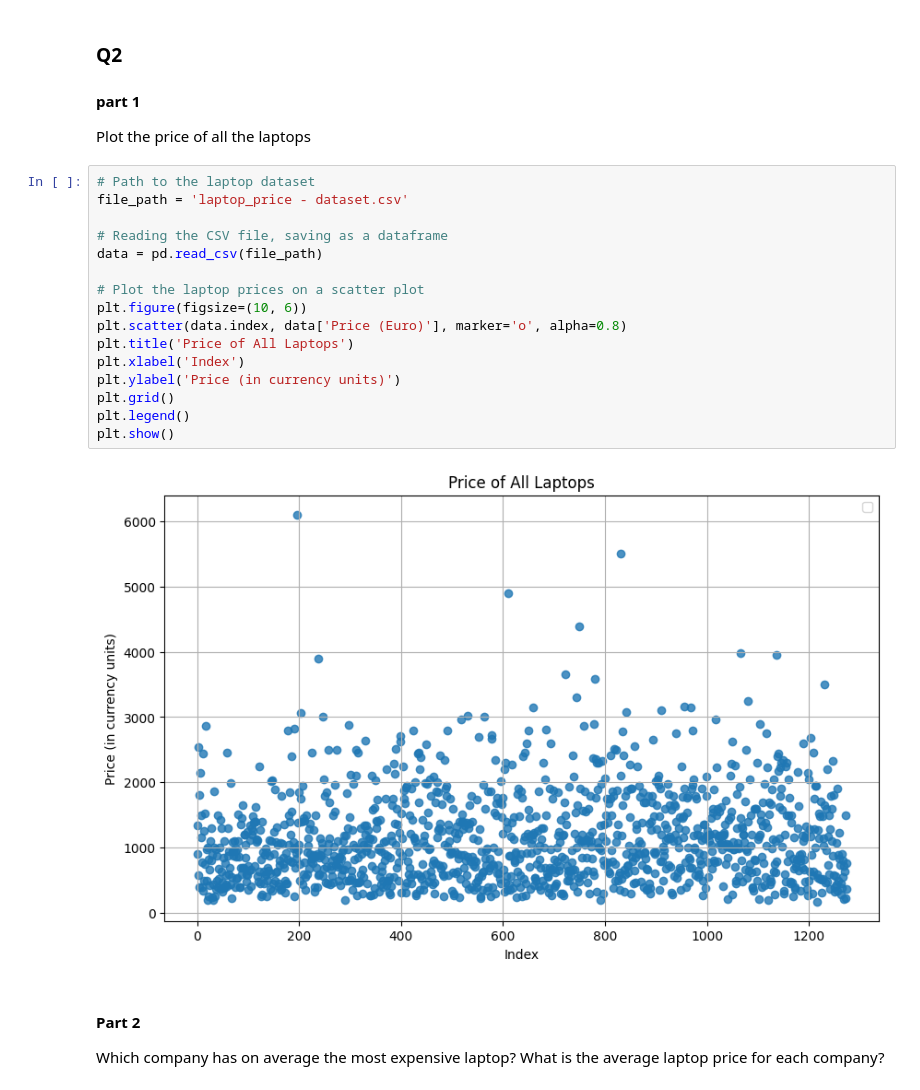
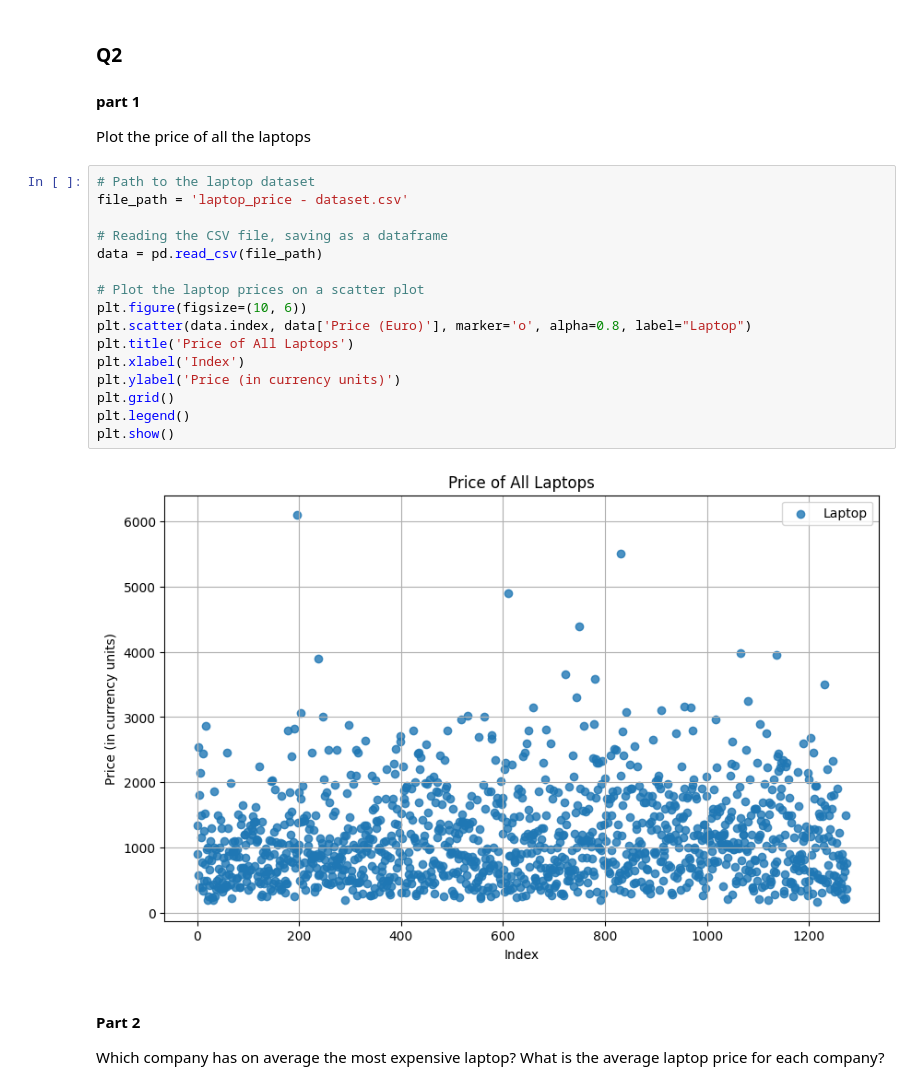
Before and after one commit to AdrielMendelsohn/Mini-Python-Project, a Jupyter notebook: Mini-Project-Main.ipynb, the cells around one changed output. Cells and saved outputs as stored; diff of their text form.

```diff
--- a/Mini-Project-Main.ipynb
+++ b/Mini-Project-Main.ipynb
@@ -212,21 +213,21 @@ Plot the price of all the laptops
 # %%
 # Path to the laptop dataset
 file_path = 'laptop_price - dataset.csv'
 
 # Reading the CSV file, saving as a dataframe
 data = pd.read_csv(file_path)
 
 # Plot the laptop prices on a scatter plot
 plt.figure(figsize=(10, 6))
-plt.scatter(data.index, data['Price (Euro)'], marker='o', alpha=0.8)
+plt.scatter(data.index, data['Price (Euro)'], marker='o', alpha=0.8, label="Laptop")
 plt.title('Price of All Laptops')
 plt.xlabel('Index')
 plt.ylabel('Price (in currency units)')
 plt.grid()
 plt.legend()
 plt.show()
 # %% [output]
-[figure, old version]
+[figure, new version]
 # %% [markdown]
 #### Part 2
 
```
Also changed, not shown: parts of 9 cells of this notebook, 3 other files.
